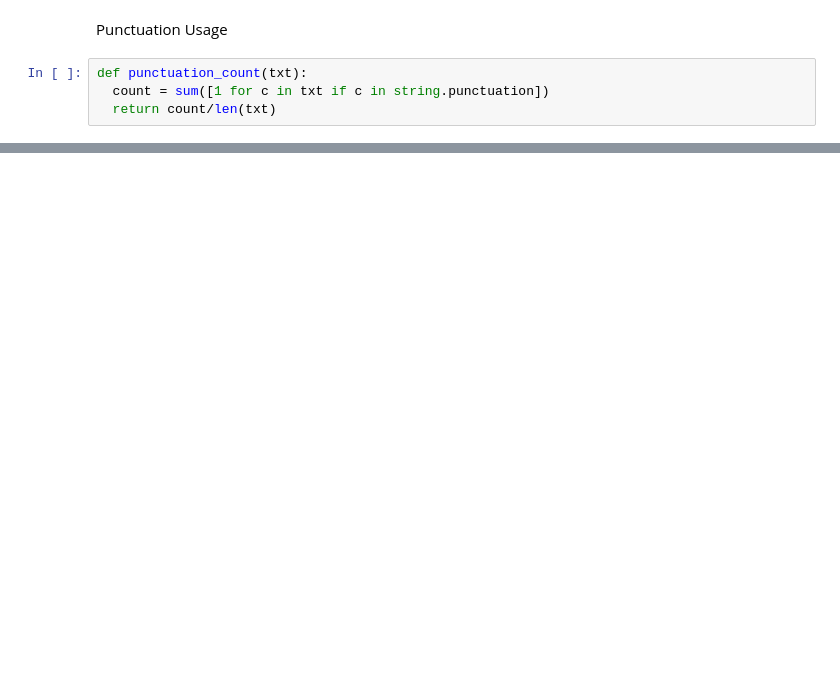
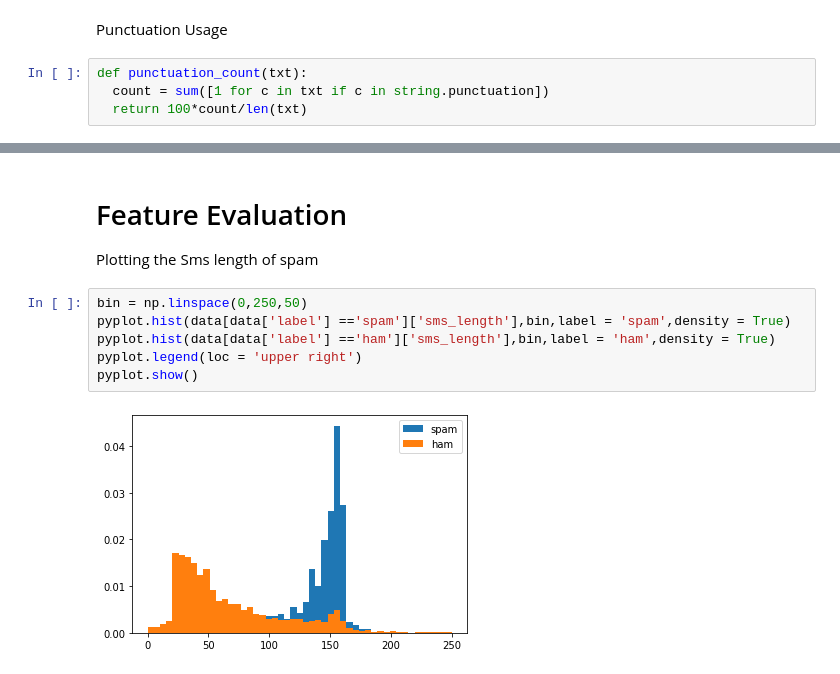
Before and after one commit to TheMaggots/sms_spam_collection, a Jupyter notebook: SMS_Spam_Collection.ipynb, the cells around one changed output, grey strips where cells are left out. Drawn from its saved outputs; the diff is of its cells as text; blank space fills up the shorter version.

```diff
--- a/SMS_Spam_Collection.ipynb
+++ b/SMS_Spam_Collection.ipynb
@@ -291,7 +330,7 @@ Punctuation Usage
 # %%
 def punctuation_count(txt):
   count = sum([1 for c in txt if c in string.punctuation])
-  return count/len(txt)
+  return 100*count/len(txt)
 # %%
 data['punctuation_usage'] = data['sms'].apply(lambda x: punctuation_count(x))
 data.head()
@@ -302,3 +341,15 @@ data.head()
 | 2 | spam | Free entry in 2 a wkly comp to wi... | Free entry in 2 a wkly comp to wi... | [Free, entry, in, 2, a, wkly, com... | [Free, entry, 2, wkly, comp, win,... | [free, entri, 2, wkli, comp, win,... | [Free, entry, 2, wkly, comp, win,... | 155 | ... |
 | 3 | ham | U dun say so early hor... U c alr... | U dun say so early hor U c alread... | [U, dun, say, so, early, hor, U, ... | [U, dun, say, early, hor, U, c, a... | [U, dun, say, earli, hor, U, c, a... | [U, dun, say, early, hor, U, c, a... | 49 | ... |
 | 4 | ham | Nah I don't think he goes to usf,... | Nah I dont think he goes to usf h... | [Nah, I, dont, think, he, goes, t... | [Nah, I, dont, think, goes, usf, ... | [nah, I, dont, think, goe, usf, l... | [Nah, I, dont, think, go, usf, li... | 61 | ... |
+# %% [markdown]
+# Feature Evaluation
+
+Plotting the Sms length of spam
+# %%
+bin = np.linspace(0,250,50)
+pyplot.hist(data[data['label'] =='spam']['sms_length'],bin,label = 'spam',density = True)
+pyplot.hist(data[data['label'] =='ham']['sms_length'],bin,label = 'ham',density = True)
+pyplot.legend(loc = 'upper right')
+pyplot.show()
+# %% [output]
+[figure, added]
```
Also changed, not shown: parts of 23 cells of this notebook.
